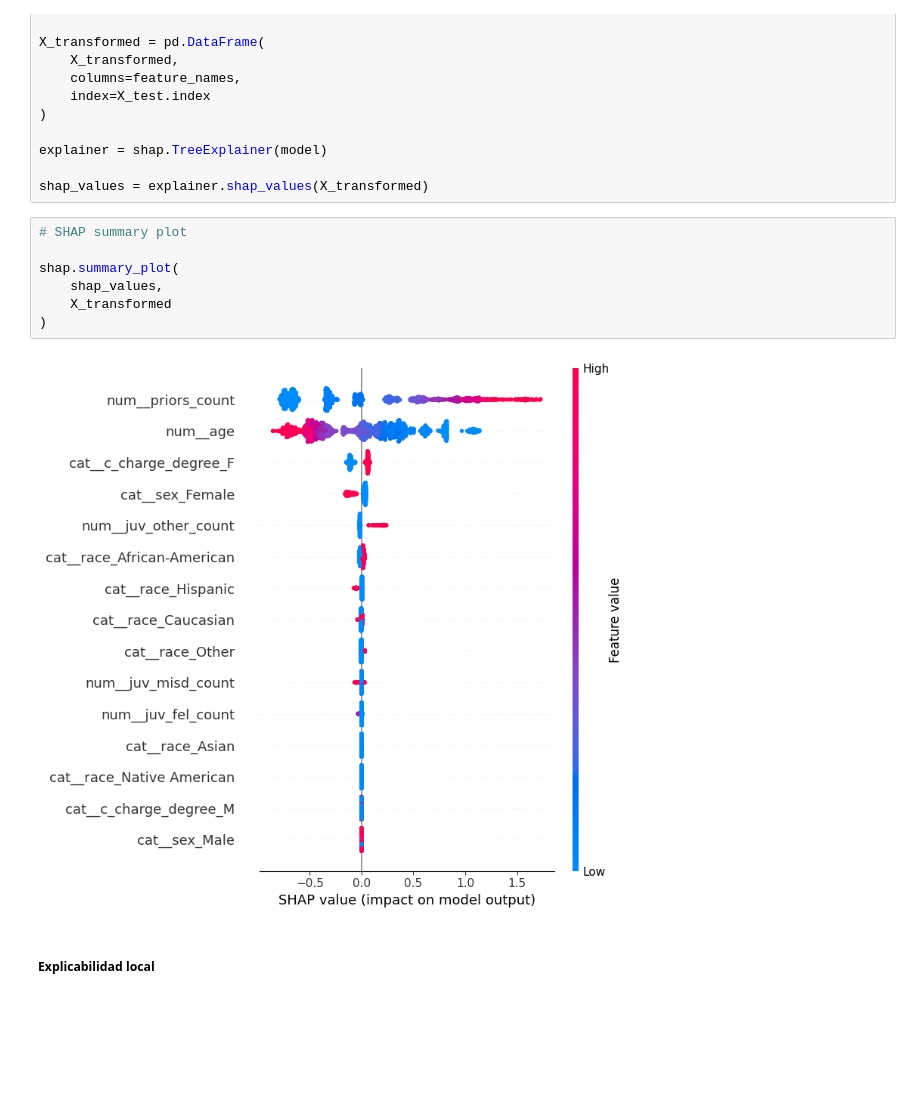
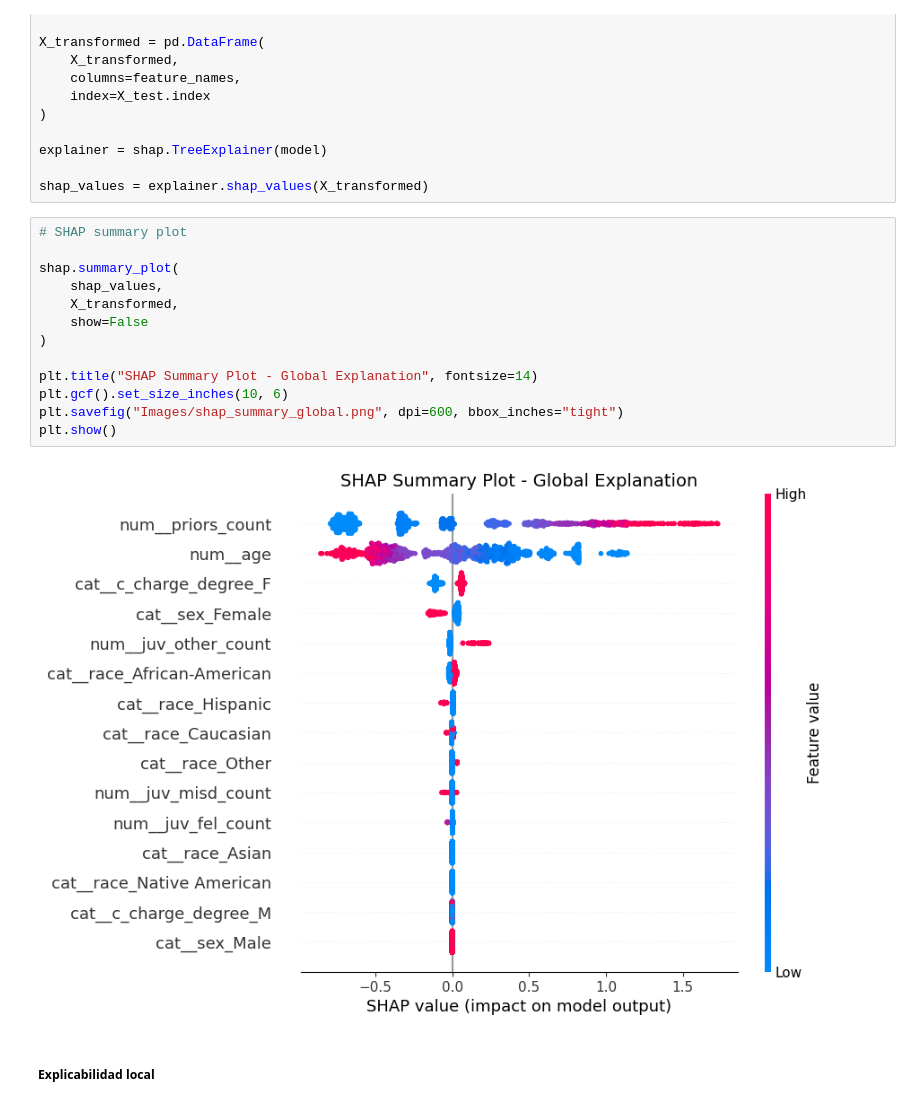
Before and after one commit to dmg131/AA_proyect, a Jupyter notebook: main_explicabilidad.ipynb, the cells around one changed output. Drawn from its saved outputs; the diff is of its cells as text; blank space fills up the shorter version.

```diff
--- a/main_explicabilidad.ipynb
+++ b/main_explicabilidad.ipynb
@@ -100,12 +100,18 @@ shap_values = explainer.shap_values(X_transformed)
 # %%
 # SHAP summary plot
 
 shap.summary_plot(
     shap_values,
-    X_transformed
+    X_transformed,
+    show=False
 )
+
+plt.title("SHAP Summary Plot - Global Explanation", fontsize=14)
+plt.gcf().set_size_inches(10, 6)
+plt.savefig("Images/shap_summary_global.png", dpi=600, bbox_inches="tight")
+plt.show()
 # %% [output]
-[figure, old version]
+[figure, new version]
 # %% [markdown]
 ##### Explicabilidad local
 # %%
```
Also changed, not shown: parts of 6 cells of this notebook, 8 other files.
